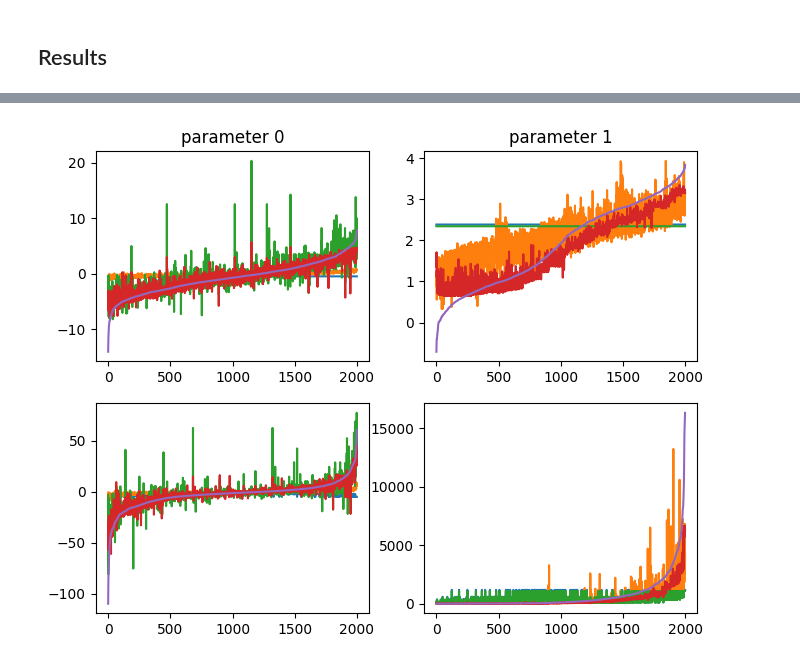
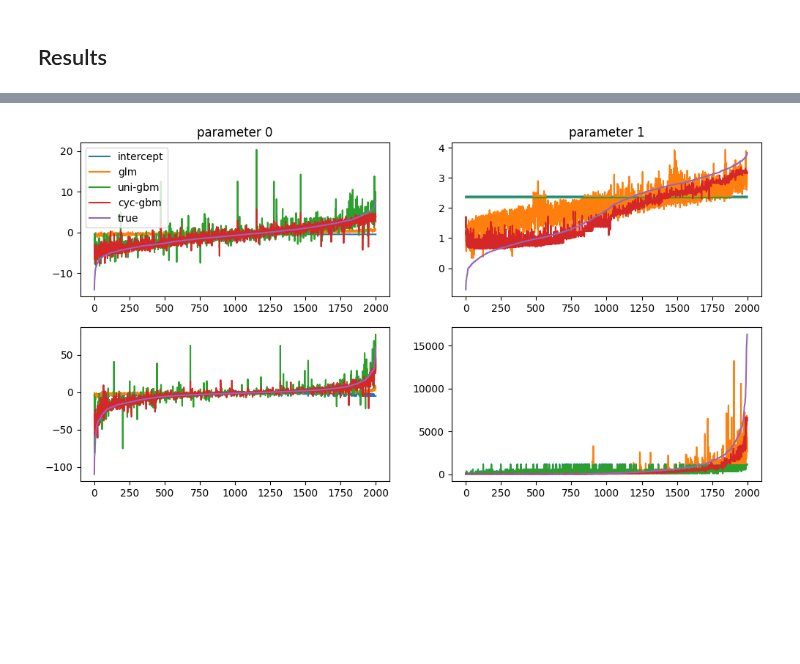
Before and after one commit to henningzakrisson/cyc-gbm, a Jupyter notebook: notebooks/simulated_data_with_weights.ipynb, the cells around one changed output, grey strips where cells are left out. Drawn from its saved outputs; the diff is of its cells as text; code cells hidden in the pictures; blank space fills up the shorter version.

```diff
--- a/notebooks/simulated_data_with_weights.ipynb
+++ b/notebooks/simulated_data_with_weights.ipynb
@@ -96,5 +96,11 @@ for k in [1, 2]:
     )
     axs[k + 1].plot(moment[sort_order], label="true")
     axs[k + 1].plot(moment_empirical, label="empirical")
-    axs[k + 1].set_xlim([window_size, len(y) - window_size])
+    axs[k + 1].set_xlim([window_size, -window_size])
+    axs[k + 1].set_ylim(
+        [
+            min(moment[sort_order][window_size:-window_size]),
+            max(moment[sort_order][window_size:-window_size]),
+        ]
+    )
 # %% [output]
@@ -101,0 +108,31 @@ for k in [1, 2]:
+# %%
+fig = plt.figure(figsize=(12, 6))
+gs = fig.add_gridspec(2, distribution.d)
+
+# Parameter estimates
+for j in range(distribution.d):
+    ax = fig.add_subplot(gs[0, j])
+    ax.set_title(f"parameter {j}")
+    sort_order = np.argsort(z[j])
+    ax.plot(z[j][sort_order])
+
+# Moment estimates
+window_size = 100
+for k in [1, 2]:
+    ax = fig.add_subplot(gs[1, k - 1])
+    ax.set_title(f"moment {k}")
+
+    moment = distribution.moment(z=z, w=w, k=k)
+    sort_order = np.argsort(moment)
+    moment_empirical = moving_moment(
+        y[sort_order], window_size=window_size, z=z[:, sort_order], w=w[sort_order], k=k
+    )
+    ax.plot(moment[sort_order], label="true")
+    ax.plot(moment_empirical, label="empirical")
+    # ax.set_xlim([window_size, len(y) - window_size])
+    # ax.set_ylim(
+    #    [
+    #        min(moment[sort_order][window_size : len(y) - -window_size]),
+    #        max(moment[sort_order][window_size : len(y) - -window_size]),
+    #    ]
+    # )
@@ -259,24 +308,26 @@ for j in range(distribution.d):
 axs[0].legend();
 # %%
 fig = plt.figure(figsize=(12, 6))
-gs = fig.add_gridspec(2, 3)
+gs = fig.add_gridspec(2, distribution.d)
 
 # Parameter estimates
 for j in range(distribution.d):
     ax = fig.add_subplot(gs[0, j])
     ax.set_title(f"parameter {j}")
     sort_order = np.argsort(z_hat["test"]["true"][j])
     for model in z_hat["train"].keys():
         ax.plot(z_hat["test"][model][j][sort_order], label=model)
+    if j == 0:
+        ax.legend()
 
 # Moment estimates
 for k in [1, 2]:
     ax = fig.add_subplot(gs[1, k - 1])
     sort_order = np.argsort(distribution.moment(z=z_hat["test"]["true"], w=w_test, k=k))
     for model in z_hat["train"].keys():
         ax.plot(
             distribution.moment(z=z_hat["test"][model], w=w_test, k=k)[sort_order],
             label=model,
         )
 # %% [output]
-[figure, old version]
+[figure, new version]
```
Also changed, not shown: parts of 7 cells of this notebook.
